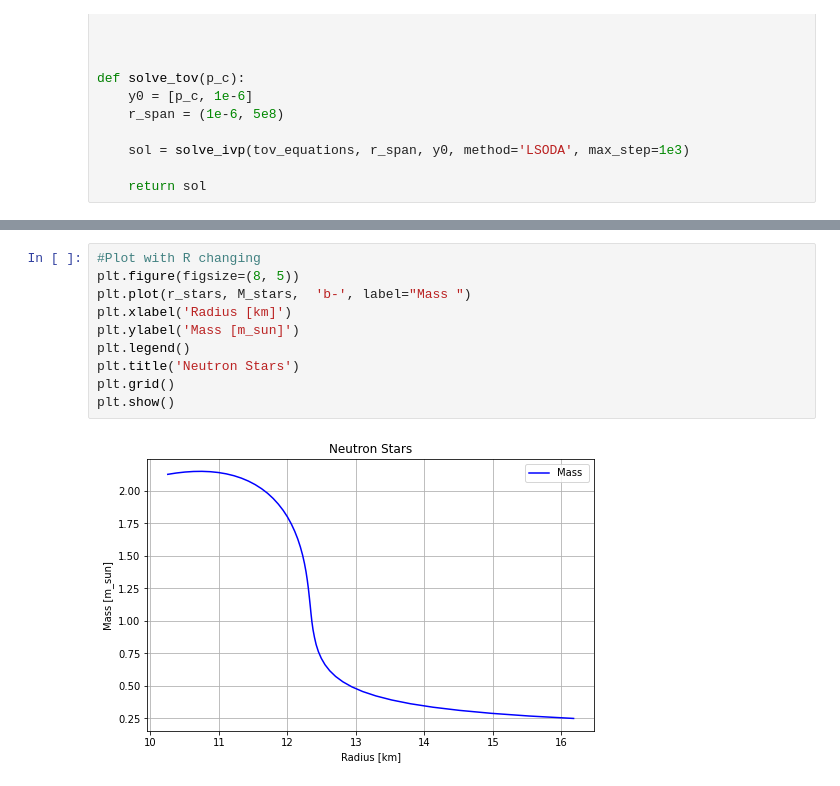
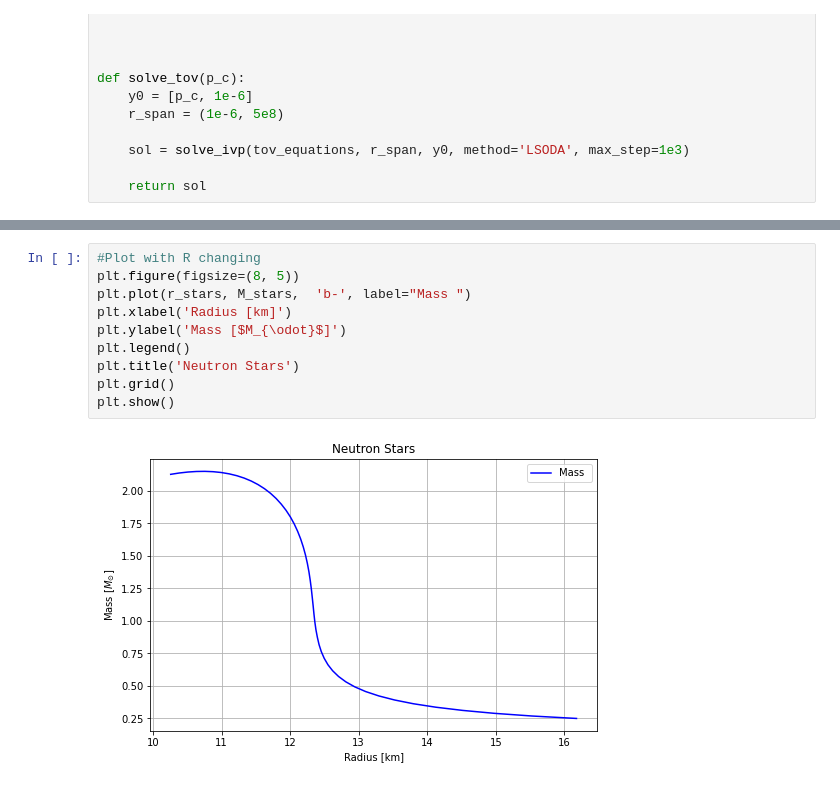
Before and after one commit to MariaLuciaMarcelli/White-Dwarfs-and-Neutron-Stars, a Jupyter notebook: Neutron Stars compOSE/Neutron_stars_compOSE_RMF3T=0.ipynb, the cells around one changed output, grey strips where cells are left out. Drawn from its saved outputs; the diff is of its cells as text.

```diff
--- a/Neutron Stars compOSE/Neutron_stars_compOSE_RMF3T=0.ipynb
+++ b/Neutron Stars compOSE/Neutron_stars_compOSE_RMF3T=0.ipynb
@@ -130,12 +110,12 @@ Solving for p_c = 1.5848931924611238e+36
 # %%
 #Plot with R changing
 plt.figure(figsize=(8, 5))
 plt.plot(r_stars, M_stars,  'b-', label="Mass ")
 plt.xlabel('Radius [km]')
-plt.ylabel('Mass [m_sun]')
+plt.ylabel('Mass [$M_{\odot}$]')
 plt.legend()
 plt.title('Neutron Stars')
 plt.grid()
 plt.show()
 # %% [output]
-[figure, old version]
+[figure, new version]
```
Also changed, not shown: parts of 3 cells of this notebook, 3 other files.
